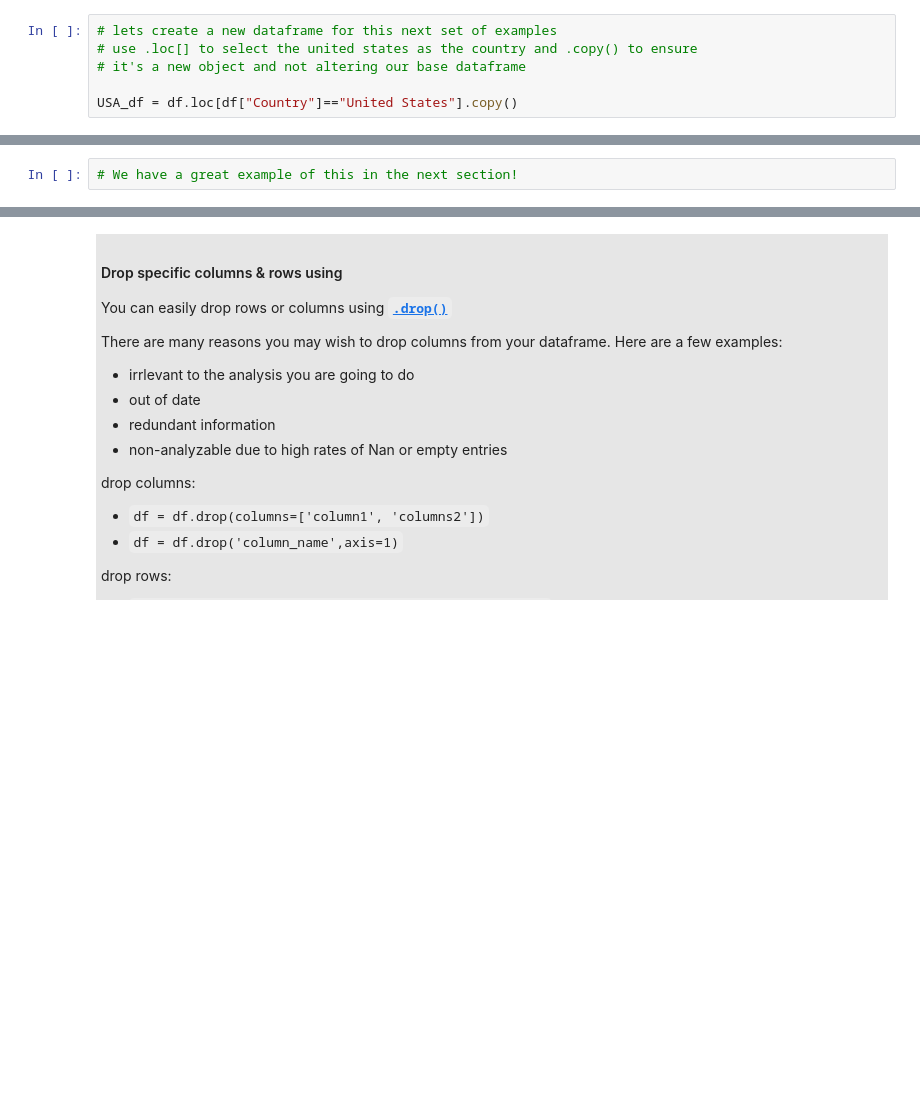
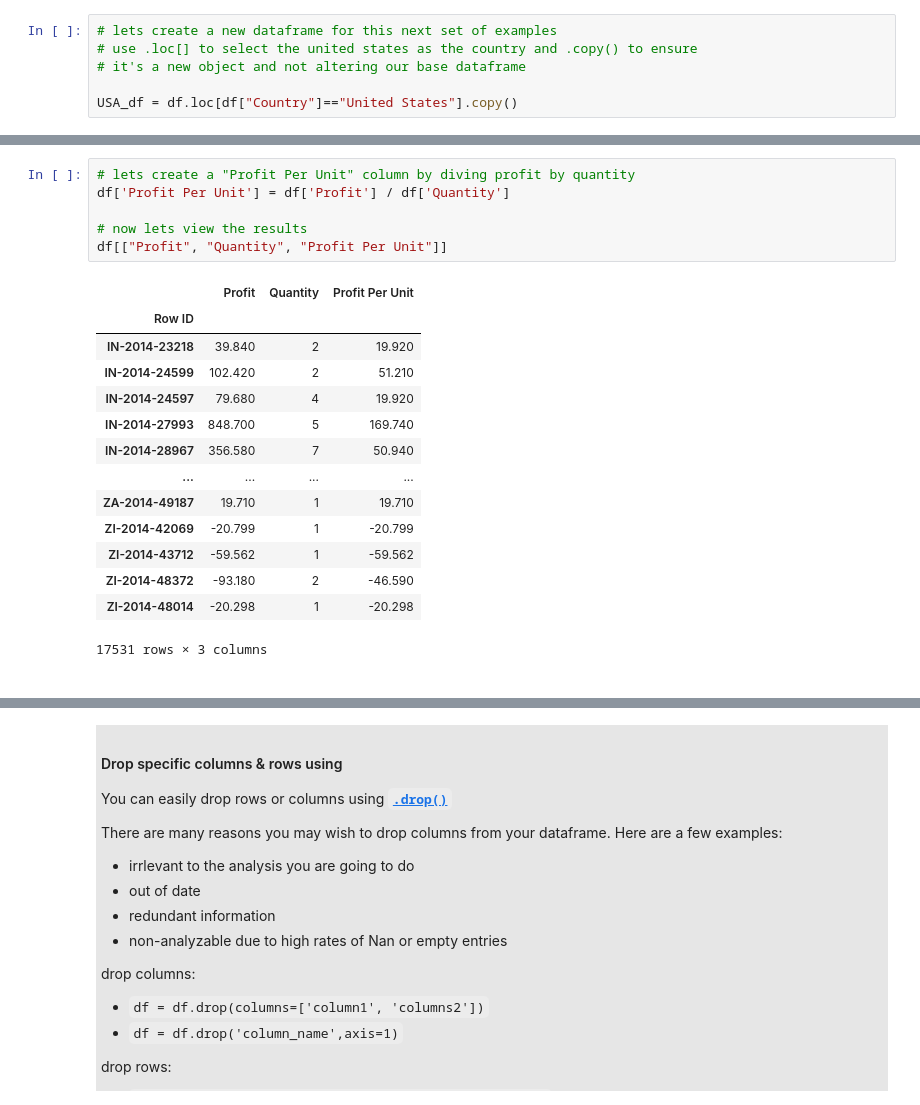
Before and after one commit to AllenInstitute/swdb_2023, a Jupyter notebook: PythonBootcamp/solutions/09_Introduction_To_Pandas_solutions.ipynb, the cells around one changed output, grey strips where cells are left out. Cells and saved outputs as stored; diff of their text form; blank space fills up the shorter version.

Commit message:
added new sections
link to doc for .feather files, .astype for casting to new type

```diff
--- a/PythonBootcamp/solutions/09_Introduction_To_Pandas_solutions.ipynb
+++ b/PythonBootcamp/solutions/09_Introduction_To_Pandas_solutions.ipynb
@@ -1044,5 +1071,26 @@ You can also calculate new columns based on currently existing columns:
 
 note: newly created columns are always added to the end of the dataframe
 </div>
-# %%
-# We have a great example of this in the next section!
+# %%
+# lets create a "Profit Per Unit" column by diving profit by quantity
+df['Profit Per Unit'] = df['Profit'] / df['Quantity']
+
+# now lets view the results
+df[["Profit", "Quantity", "Profit Per Unit"]]
+# %% [output]
+|  | Profit | Quantity | Profit Per Unit |
+| Row ID |  |  |  |
+| IN-2014-23218 | 39.840 | 2 | 19.920 |
+| IN-2014-24599 | 102.420 | 2 | 51.210 |
+| IN-2014-24597 | 79.680 | 4 | 19.920 |
+| IN-2014-27993 | 848.700 | 5 | 169.740 |
+| IN-2014-28967 | 356.580 | 7 | 50.940 |
+| ... | ... | ... | ... |
+| ZA-2014-49187 | 19.710 | 1 | 19.710 |
+| ZI-2014-42069 | -20.799 | 1 | -20.799 |
+| ZI-2014-43712 | -59.562 | 1 | -59.562 |
+| ZI-2014-48372 | -93.180 | 2 | -46.590 |
+| ZI-2014-48014 | -20.298 | 1 | -20.298 |
+17531 rows × 3 columns
+# %% [markdown]
+<a id='apply'></a>
```
Also changed, not shown: parts of 8 cells of this notebook.
